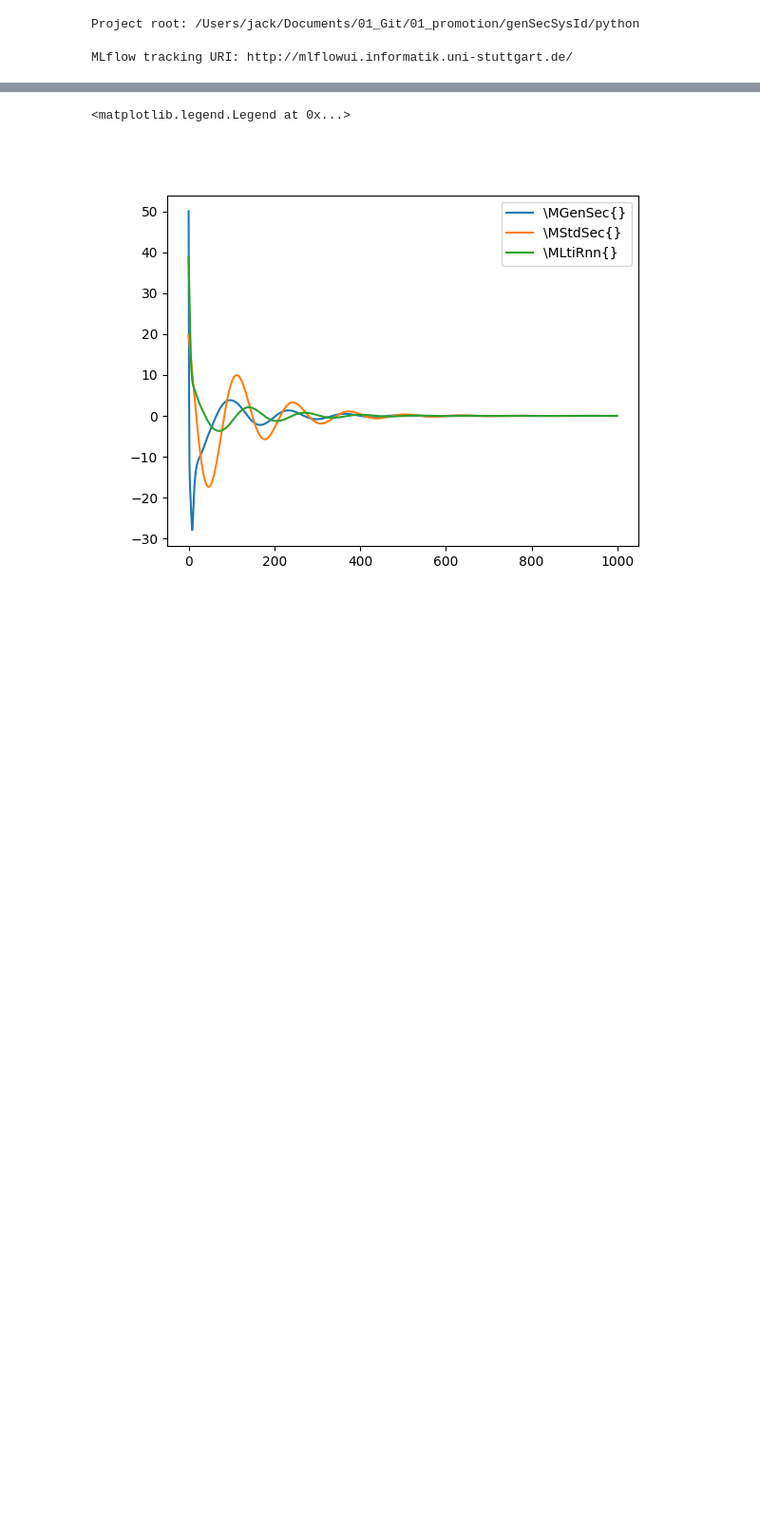
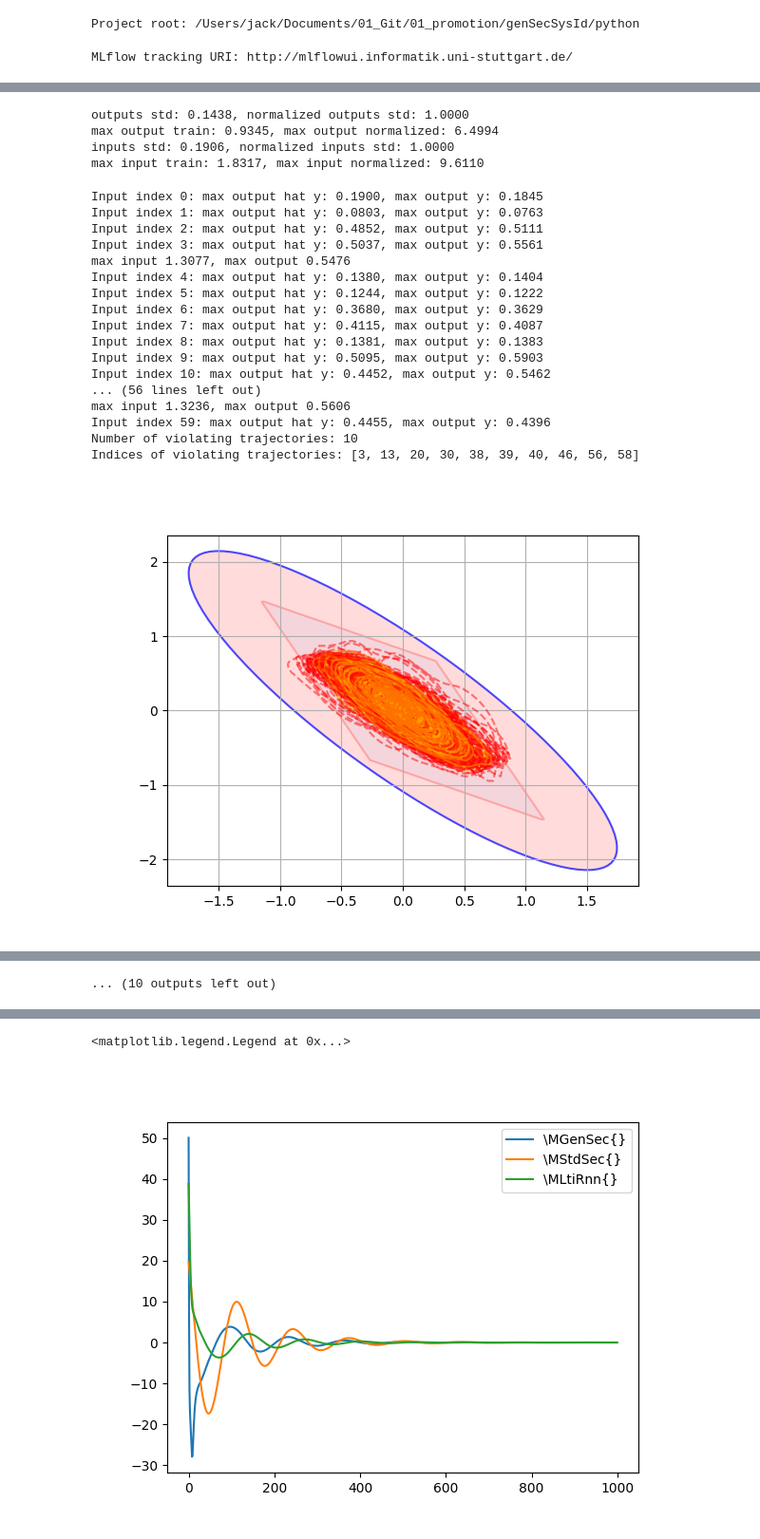
Before and after one commit to Dany-L/genSecSysId, a Jupyter notebook: python/notebooks/compare_run_ids.ipynb, the cells around one changed output, grey strips where cells are left out. Shown at 95% size. Drawn from its saved outputs; the diff is of its cells as text; code cells hidden in the pictures; blank space fills up the shorter version.

```diff
--- a/python/notebooks/compare_run_ids.ipynb
+++ b/python/notebooks/compare_run_ids.ipynb
@@ -346 +660,75 @@ from sysid.utils import plot_ellipse
 import tikzplotlib
+# %%
+train_outputs_n = normalizer.transform_outputs(train_outputs)
+print(f'outputs std: {train_outputs.std():.4f}, normalized outputs std: {train_outputs_n.std():.4f}')
+print(f'max output train: {train_outputs.max():.4f}, max output normalized: {train_outputs_n.max():.4f}')
+
+train_inputs_n = normalizer.transform_inputs(train_inputs)
+print(f'inputs std: {train_inputs.std():.4f}, normalized inputs std: {train_inputs_n.std():.4f}')
+print(f'max input train: {train_inputs.max():.4f}, max input normalized: {train_inputs_n.max():.4f}')
+# %% [output]
+outputs std: 0.1438, normalized outputs std: 1.0000
+max output train: 0.9345, max output normalized: 6.4994
+inputs std: 0.1906, normalized inputs std: 1.0000
+max input train: 1.8317, max input normalized: 9.6110
+# %%
+fig, ax = plt.subplots()
+# ax.plot(x[0,:,0].detach().numpy(), x[0,:,1].detach().numpy())
+plot_polytope(ax, H, fill=True)
+plot_ellipse(ax, X, s, fill=True)
+ax.grid()
+warmup_steps = config.training.warmup_steps
+
+violations_counts = []
+for idx, u in enumerate(train_inputs):
+    u_n = torch.tensor(normalizer.transform_inputs(u))
+    y_hat_n, (x,w), _ = model(u_n)
+    N = 2000
+    y_hat = normalizer.inverse_transform_outputs(y_hat_n.detach().numpy())
+    # print(f"Input index {idx}: max output hat y: {np.max(np.abs(y_hat[0,warmup_steps:,0])):.4f}, max output y: {np.max(np.abs(train_outputs[idx,warmup_steps:,0])):.4f} ")
+    u = normalizer.inverse_transform_inputs(u_n.detach().numpy())
+    _, c = model.get_regularization_input(u_n, x, return_c=True)
+    if np.any(c.detach().numpy()>0):
+        ax.plot(x[0,:,0].detach().numpy(), x[0,:,1].detach().numpy(), color='red', alpha=0.5, linestyle='--')
+        violations_counts.append(idx)
+        fig2, ax2 = plt.subplots()
+        ax2.plot(y_hat_n[0,:,0].detach().numpy(), label='y_hat_n')
+        # ax2.plot(train_outputs[idx], label='y', linestyle='--')
+        ax2.axhline(y_max/output_std, '--', color='black')
+        ax2.axhline(-y_max/output_std, '--')
+        ax2.legend()
+        ax2.set_xlabel('Time step')
+        ax2.set_ylabel('Output')
+        ax2.set_title(f'Input index {idx}: max output hat y_n: {np.max(np.abs(y_hat_n[0,:,0])):.4f}, max output y: {np.max(np.abs(train_outputs[idx])):.4f}')
+
+        fig3, ax3 = plt.subplots()
+        ax3.plot(u[0,:,0], label='u')
+        ax3.legend()
+        ax3.set_xlabel('Time step')
+        ax3.set_ylabel('Input')
+        print(f'max input {np.max(np.abs(u[0,:,0])):.4f}, max output {np.max(np.abs(y_hat[0,:,0])):.4f}')
+
+    else:
+        ax.plot(x[0,:,0].detach().numpy(), x[0,:,1].detach().numpy(), color='orange', alpha=0.5)
+
+print(f"Number of violating trajectories: {len(violations_counts)}")
+print(f"Indices of violating trajectories: {violations_counts}")
+# %% [output]
+Input index 0: max output hat y: 0.1900, max output y: 0.1845
+Input index 1: max output hat y: 0.0803, max output y: 0.0763
+Input index 2: max output hat y: 0.4852, max output y: 0.5111
+Input index 3: max output hat y: 0.5037, max output y: 0.5561
+max input 1.3077, max output 0.5476
+Input index 4: max output hat y: 0.1380, max output y: 0.1404
+Input index 5: max output hat y: 0.1244, max output y: 0.1222
+Input index 6: max output hat y: 0.3680, max output y: 0.3629
+Input index 7: max output hat y: 0.4115, max output y: 0.4087
+Input index 8: max output hat y: 0.1381, max output y: 0.1383
+Input index 9: max output hat y: 0.5095, max output y: 0.5903
+Input index 10: max output hat y: 0.4452, max output y: 0.5462
+... (56 lines left out)
+max input 1.3236, max output 0.5606
+Input index 59: max output hat y: 0.4455, max output y: 0.4396
+Number of violating trajectories: 10
+Indices of violating trajectories: [3, 13, 20, 30, 38, 39, 40, 46, 56, 58]
+[figure, added]
@@ -346,0 +745 @@ import tikzplotlib
+... (10 outputs left out)
```
Also changed, not shown: parts of 34 cells of this notebook, 17 other files.
